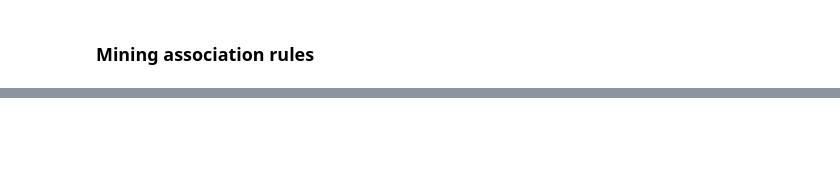
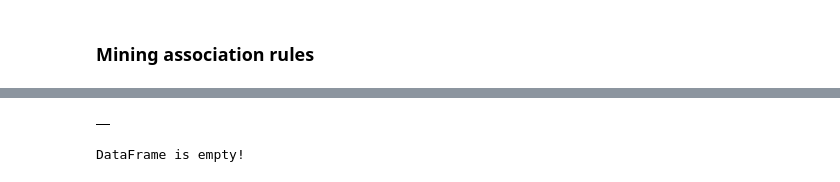
Before and after one commit to tanzeer-iitr/ProjectLab, a Jupyter notebook: MRS_DM_V2.ipynb, the cells around one changed output, grey strips where cells are left out. Cells and saved outputs as stored; diff of their text form; code cells hidden in the pictures; blank space fills up the shorter version.

```diff
--- a/MRS_DM_V2.ipynb
+++ b/MRS_DM_V2.ipynb
@@ -904,0 +952,12 @@ frozenset({'Xiaomi'})
+# %%
+# full_list.head(435)
+full_list = pd.DataFrame()
+# %%
+full_list.head(435)
+# %% [output]
+|  |
+# %%
+if full_list.empty:
+    print('DataFrame is empty!')
+# %% [output]
+DataFrame is empty!
```
Also changed, not shown: parts of 37 cells of this notebook.
